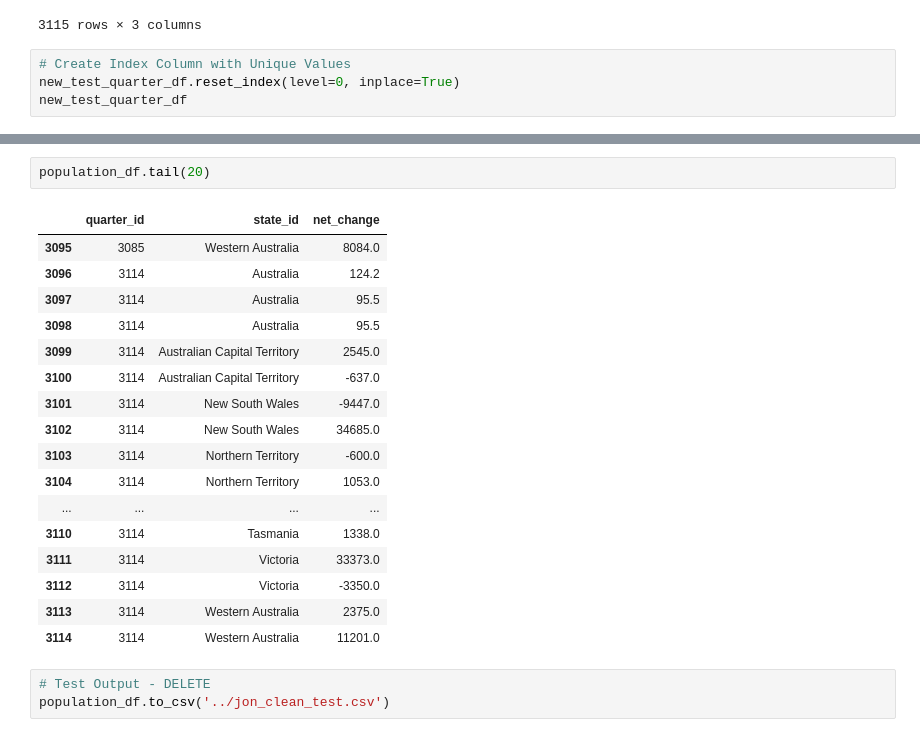
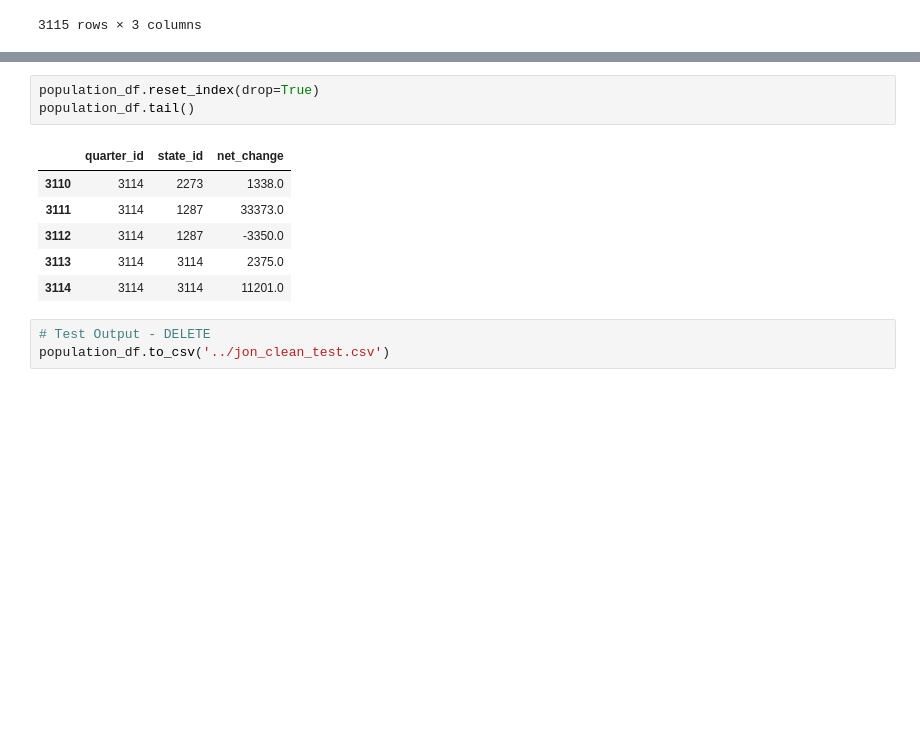
Before and after one commit to jonowood/Project_2, a Jupyter notebook: ETL/Clean_Test.ipynb, the cells around one changed output, grey strips where cells are left out. Saved outputs shown, nothing was run; the diff lists cells and outputs as text; blank space fills up the shorter version.

```diff
--- a/ETL/Clean_Test.ipynb
+++ b/ETL/Clean_Test.ipynb
@@ -155,7 +155,3 @@ population_df
 | 3113 | 2022-Q1 | Western Australia | 2375.0 |
 | 3114 | 2022-Q1 | Western Australia | 11201.0 |
 3115 rows × 3 columns
-# %%
-# Create Index Column with Unique Values
-new_test_quarter_df.reset_index(level=0, inplace=True)
-new_test_quarter_df
@@ -274,23 +219,13 @@ new_test_quarter_df
 # %%
-population_df.tail(20)
+population_df.reset_index(drop=True)
+population_df.tail()
 # %% [output]
 |  | quarter_id | state_id | net_change |
-| 3095 | 3085 | Western Australia | 8084.0 |
-| 3096 | 3114 | Australia | 124.2 |
-| 3097 | 3114 | Australia | 95.5 |
-| 3098 | 3114 | Australia | 95.5 |
-| 3099 | 3114 | Australian Capital Territory | 2545.0 |
-| 3100 | 3114 | Australian Capital Territory | -637.0 |
-| 3101 | 3114 | New South Wales | -9447.0 |
-| 3102 | 3114 | New South Wales | 34685.0 |
-| 3103 | 3114 | Northern Territory | -600.0 |
-| 3104 | 3114 | Northern Territory | 1053.0 |
-| ... | ... | ... | ... |
-| 3110 | 3114 | Tasmania | 1338.0 |
-| 3111 | 3114 | Victoria | 33373.0 |
-| 3112 | 3114 | Victoria | -3350.0 |
-| 3113 | 3114 | Western Australia | 2375.0 |
-| 3114 | 3114 | Western Australia | 11201.0 |
+| 3110 | 3114 | 2273 | 1338.0 |
+| 3111 | 3114 | 1287 | 33373.0 |
+| 3112 | 3114 | 1287 | -3350.0 |
+| 3113 | 3114 | 3114 | 2375.0 |
+| 3114 | 3114 | 3114 | 11201.0 |
 # %%
 # Test Output - DELETE
 population_df.to_csv('../jon_clean_test.csv')
```
Also changed, not shown: parts of 13 cells of this notebook.
